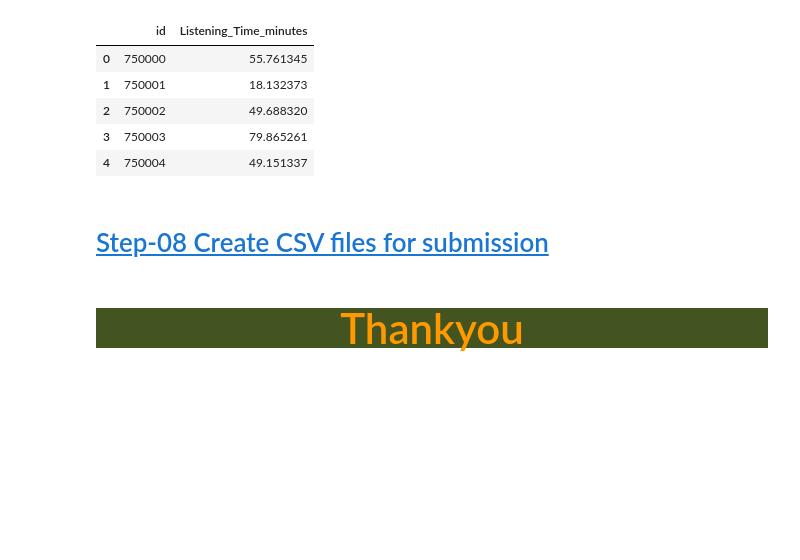
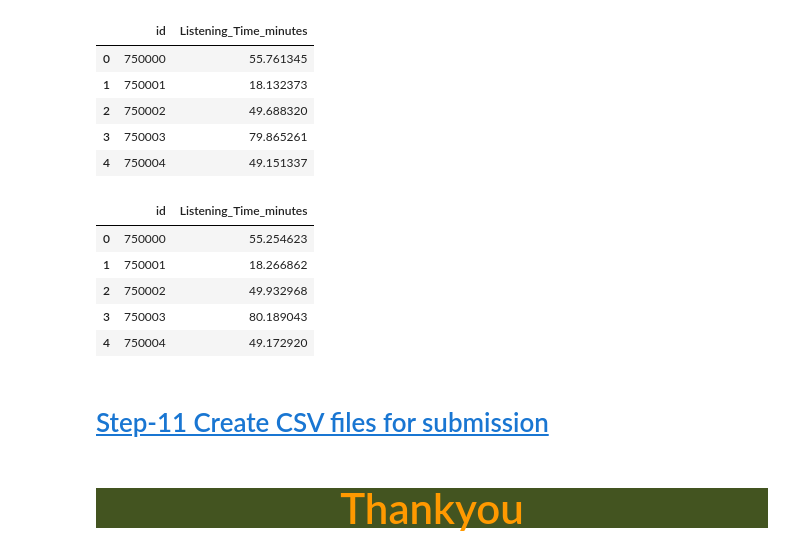
Before and after one commit to sobiahashmi/Predict-Podcast-Listening-Time, a Jupyter notebook: predict_listening_time.ipynb, the cells around one changed output. Drawn from its saved outputs; the diff is of its cells as text; code cells hidden in the pictures; blank space fills up the shorter version.

Commit message:
optuna_study

```diff
--- a/predict_listening_time.ipynb
+++ b/predict_listening_time.ipynb
@@ -541,0 +778,3 @@ y_pred_LightGBM = models['LightGBM'].predict(df_test)
+# %%
+XGB_optuna_load = joblib.load('XGB_optuna_model.pkl')
+cat_optuna_load = joblib.load('cat_optuna_model.pkl')
@@ -541,0 +783,3 @@ y_pred_LightGBM = models['LightGBM'].predict(df_test)
+# %%
+y_pred_XGB_Optuna = XGB_optuna_load.predict(df_test)
+y_pred_cat_optuna = cat_optuna_load.predict(df_test)
@@ -636,8 +898,21 @@ dataframe_light.head()
 | 2 | 750002 | 49.688320 |
 | 3 | 750003 | 79.865261 |
 | 4 | 750004 | 49.151337 |
+# %%
+dataframe_XGB_optuna = pd.DataFrame({"id": df_test['id'], "Listening_Time_minutes":y_pred_XGB_Optuna})
+dataframe_XGB_optuna.head()
+
+dataframe_cat_optuna = pd.DataFrame({"id": df_test['id'], "Listening_Time_minutes":y_pred_cat_optuna})
+dataframe_cat_optuna.head()
+# %% [output]
+|  | id | Listening_Time_minutes |
+| 0 | 750000 | 55.254623 |
+| 1 | 750001 | 18.266862 |
+| 2 | 750002 | 49.932968 |
+| 3 | 750003 | 80.189043 |
+| 4 | 750004 | 49.172920 |
 # %% [markdown]
-# <a id='toc9_'></a>[Step-08 Create CSV files for submission](#toc0_)
+# <a id='toc11_'></a>[Step-11 Create CSV files for submission](#toc0_)
 # %%
 dataframe_cb.to_csv('submission_cb.csv', index=False)
 dataframe_lr.to_csv('submission_lr.csv', index=False)
```
Also changed, not shown: parts of 36 cells of this notebook, 11 other files.
